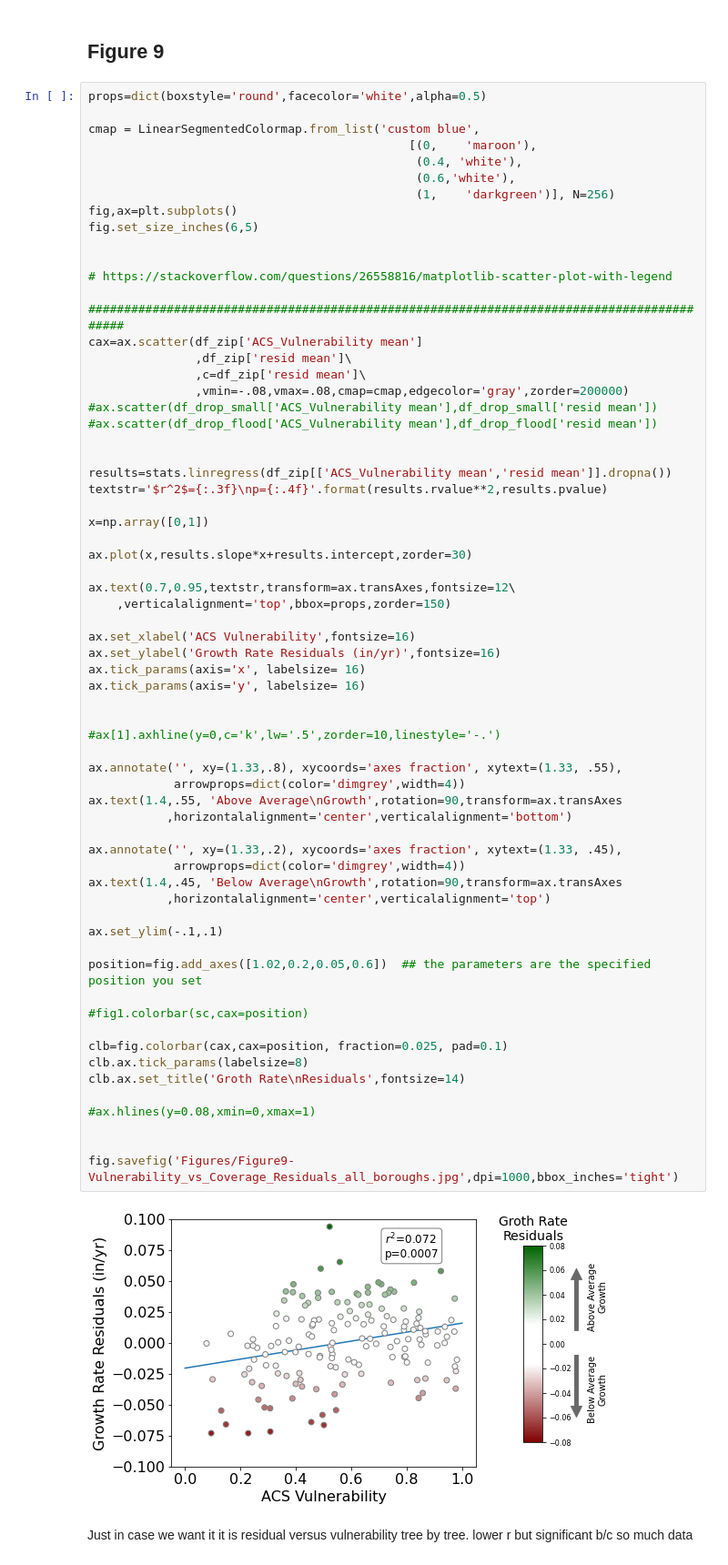
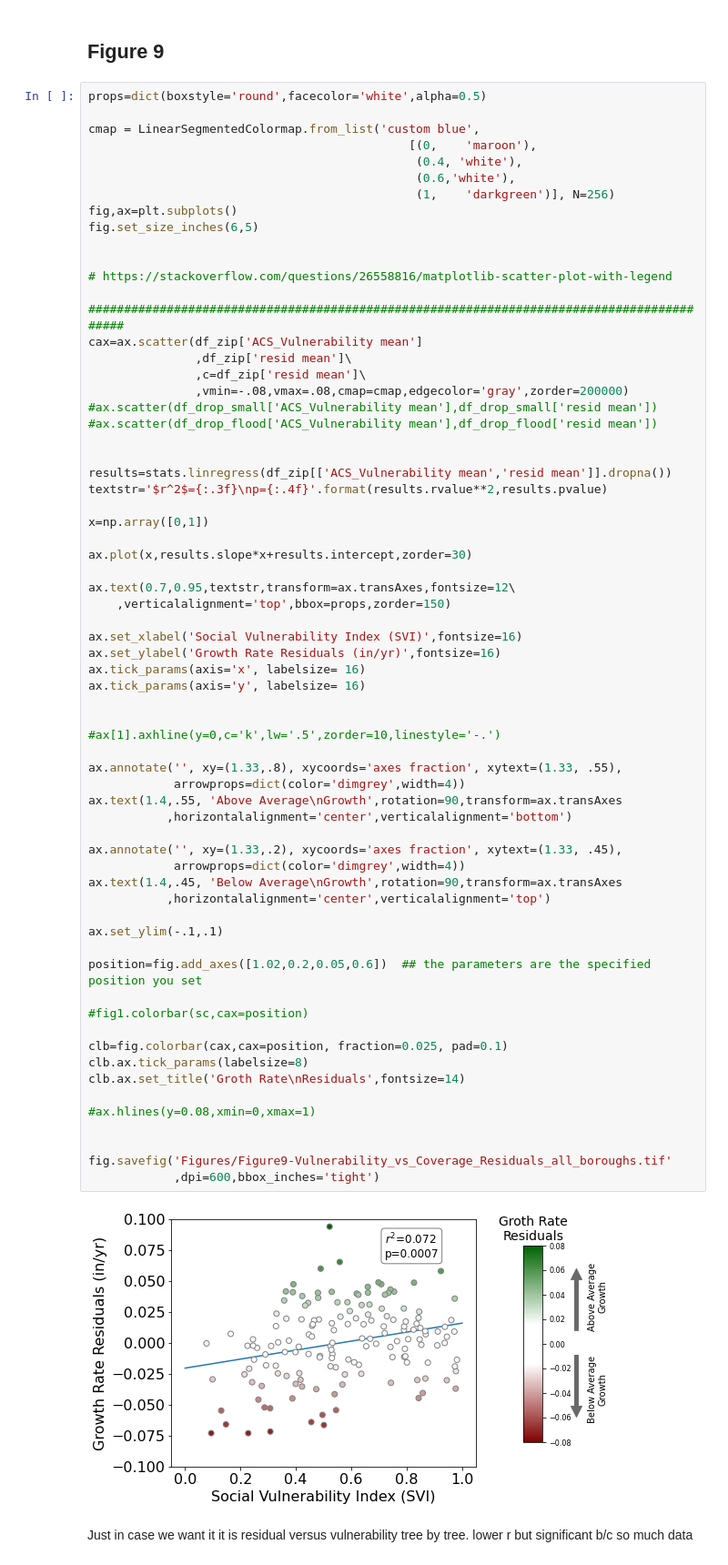
Before and after one commit to bmaillou/NYCTreeGrowth, a Jupyter notebook: 6-for-paper-Take-NYC-growth-Data-Make-maps-ACS.ipynb, the cells around one changed output. Shown at 91% size. Drawn from its saved outputs; the diff is of its cells as text.

```diff
--- a/6-for-paper-Take-NYC-growth-Data-Make-maps-ACS.ipynb
+++ b/6-for-paper-Take-NYC-growth-Data-Make-maps-ACS.ipynb
@@ -438,40 +451,41 @@ ax.plot(x,results.slope*x+results.intercept,zorder=30)
 ax.text(0.7,0.95,textstr,transform=ax.transAxes,fontsize=12\
     ,verticalalignment='top',bbox=props,zorder=150)
 
-ax.set_xlabel('ACS Vulnerability',fontsize=16)
+ax.set_xlabel('Social Vulnerability Index (SVI)',fontsize=16)
 ax.set_ylabel('Growth Rate Residuals (in/yr)',fontsize=16)
 ax.tick_params(axis='x', labelsize= 16)
 ax.tick_params(axis='y', labelsize= 16)
 
 
 #ax[1].axhline(y=0,c='k',lw='.5',zorder=10,linestyle='-.')
 
 ax.annotate('', xy=(1.33,.8), xycoords='axes fraction', xytext=(1.33, .55),
             arrowprops=dict(color='dimgrey',width=4))
 ax.text(1.4,.55, 'Above Average\nGrowth',rotation=90,transform=ax.transAxes
            ,horizontalalignment='center',verticalalignment='bottom')
 
 ax.annotate('', xy=(1.33,.2), xycoords='axes fraction', xytext=(1.33, .45),
             arrowprops=dict(color='dimgrey',width=4))
 ax.text(1.4,.45, 'Below Average\nGrowth',rotation=90,transform=ax.transAxes
            ,horizontalalignment='center',verticalalignment='top')
 
 ax.set_ylim(-.1,.1)
 
 position=fig.add_axes([1.02,0.2,0.05,0.6])  ## the parameters are the specified position you set
 
 #fig1.colorbar(sc,cax=position)
 
 clb=fig.colorbar(cax,cax=position, fraction=0.025, pad=0.1)
 clb.ax.tick_params(labelsize=8)
 clb.ax.set_title('Groth Rate\nResiduals',fontsize=14)
 
 #ax.hlines(y=0.08,xmin=0,xmax=1)
 
 
-fig.savefig('Figures/Figure9-Vulnerability_vs_Coverage_Residuals_all_boroughs.jpg',dpi=1000,bbox_inches='tight')
+fig.savefig('Figures/Figure9-Vulnerability_vs_Coverage_Residuals_all_boroughs.tif'
+            ,dpi=600,bbox_inches='tight')
 # %% [output]
-[figure, old version]
+[figure, new version]
 # %% [markdown]
 Just in case we want it it is residual versus vulnerability tree by tree.  lower r but significant b/c so much data
 # %%
```
Also changed, not shown: parts of 6 cells of this notebook, 24 other files.
